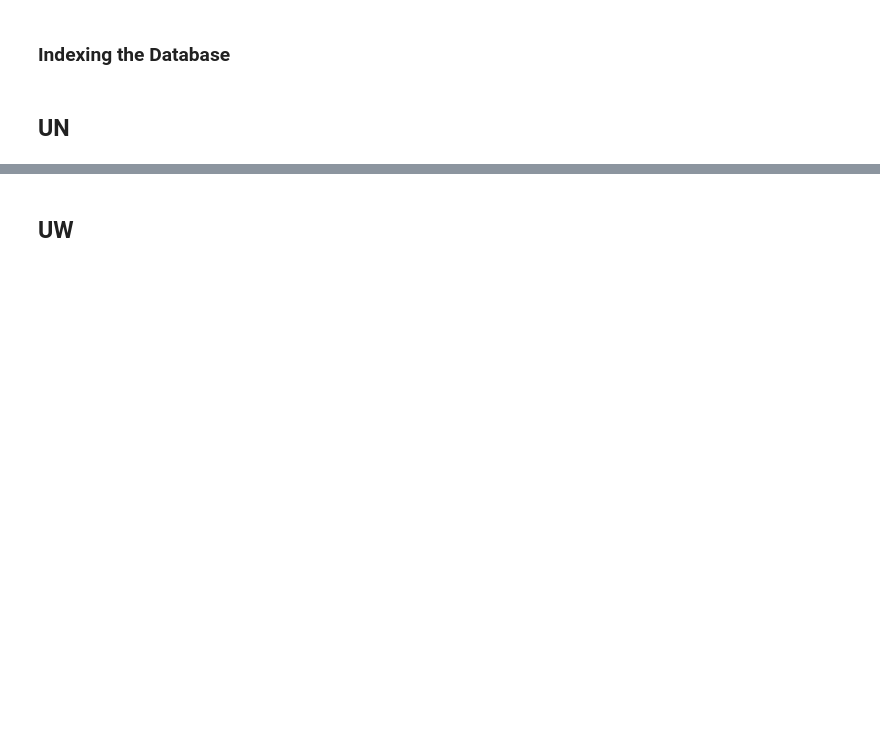
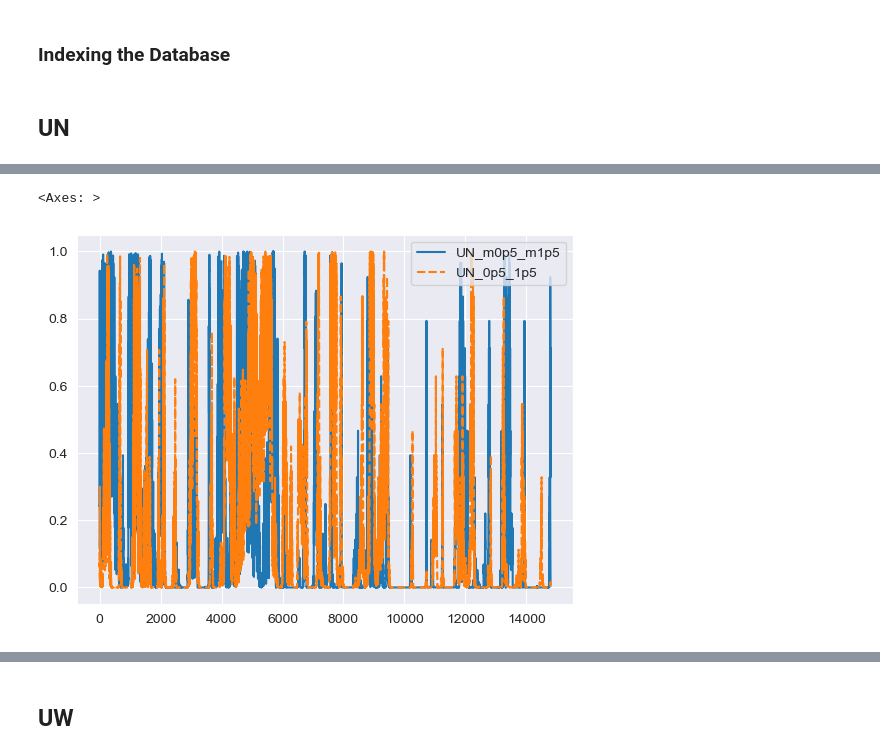
Before and after one commit to fedesss98/stabilvol, a Jupyter notebook: notebooks/17-mfht-rolling-ks.ipynb, the cells around one changed output, grey strips where cells are left out. Drawn from its saved outputs; the diff is of its cells as text; code cells hidden in the pictures; blank space fills up the shorter version.

```diff
--- a/notebooks/17-mfht-rolling-ks.ipynb
+++ b/notebooks/17-mfht-rolling-ks.ipynb
@@ -147,15 +149,19 @@ def test_mfhts(market, windows, ndays, coefficients, regenerate=False):
     Perform a KS-test on the MFHT of one window against that shifted ndays later.
     """
     outcasts = {coeff: [] for coeff in coefficients}
+    # Alllocate space for the p-values and statistics values of the KS-test
+    p_values = np.zeros((len(coefficients), len(windows) - ndays)) - 1
+    stats_values = np.zeros((len(coefficients), len(windows) - ndays)) - 1
     if not regenerate:
         # Load the p-values and statistics values of the KS-test
-        p_values = np.load(f'../data/processed/kstest/{market}_rolling_MFHT_p_variousthresholds_{VOL_LIMIT}.npy')
-        stats_values = np.load(f'../data/processed/kstest/{market}_rolling_MFHT_stats_variousthresholds_{VOL_LIMIT}.npy')
+        p_values_list = []
+        stats_values_list = []
+        for i, (t1_string, t2_string) in enumerate(coefficients):
+            p_values[i, :] = np.load(f'../data/processed/kstest/{market}_rolling{ndays}_MFHT_p_{t1_string}_{t2_string}_{VOL_LIMIT}.npy')
+            # p_values_list.append(p_values)
+            stats_values[i, :] = np.load(f'../data/processed/kstest/{market}_rolling{ndays}_MFHT_stats_{t1_string}_{t2_string}_{VOL_LIMIT}.npy')
+            # stats_values_list.append(stats_values)
     else:
-        # Alllocate space for the p-values and statistics values of the KS-test
-        p_values = np.zeros((len(coefficients), len(windows))) - 1
-        stats_values = np.zeros((len(coefficients), len(windows))) - 1
-
         for i, (t1_string, t2_string) in enumerate(coefficients):
             # Load data for given thresholds
             df = pd.read_pickle(f'../data/processed/dynamics/{market}_rolling_MFHT_peaks_{t1_string}_{t2_string}_200bins_{VOL_LIMIT}.pickle')
@@ -359,5 +367,13 @@ for t1_string, t2_string in coefficients:
         df.to_pickle(f'../data/processed/dynamics/{market}_rolling_MFHT_peaks_{t1_string}_{t2_string}_200bins_{VOL_LIMIT}.pickle')
 regenerate = False
 # %%
-p_values, stat_values, outcasts = test_mfhts(market, windows, NDAYS, coefficients, regenerate=True)
+p_values, stat_values, outcasts = test_mfhts(market, windows, NDAYS, coefficients, regenerate=regenerate)
+actual_windows = windows if regenerate else windows[:-NDAYS]
 # print_rejections(p_values, windows, NDAYS, coefficients)
+# %%
+print(p_values.T.shape)
+print(len(windows) - NDAYS)
+
+ks_df = pd.DataFrame(p_values.T, index=actual_windows, columns=pd.MultiIndex.from_tuples([(market, '_'.join(coeff)) for coeff in coefficients]))
+ks_df = ks_df.reset_index(drop=False, names=('Window'))
+ks_df.head()
@@ -363,0 +393,3 @@ p_values, stat_values, outcasts = test_mfhts(market, windows, NDAYS, coefficient
+# %%
+ks_df.columns = ['_'.join(col) for col in ks_df.columns.values]
+ks_df.head()
@@ -364,2 +419,9 @@ p_values, stat_values, outcasts = test_mfhts(market, windows, NDAYS, coefficient
+# %%
+import seaborn as sns
+
+sns.lineplot(data=ks_df.drop('Window_', axis=1), palette='tab10')
+# %% [output]
+<Axes: >
+[figure, added]
 # %%
  # With a confidence level of 95%, we must reject the hypothesis that the distributions are the same if the p-value is less than 0.05
```
Also changed, not shown: parts of 15 cells of this notebook.
